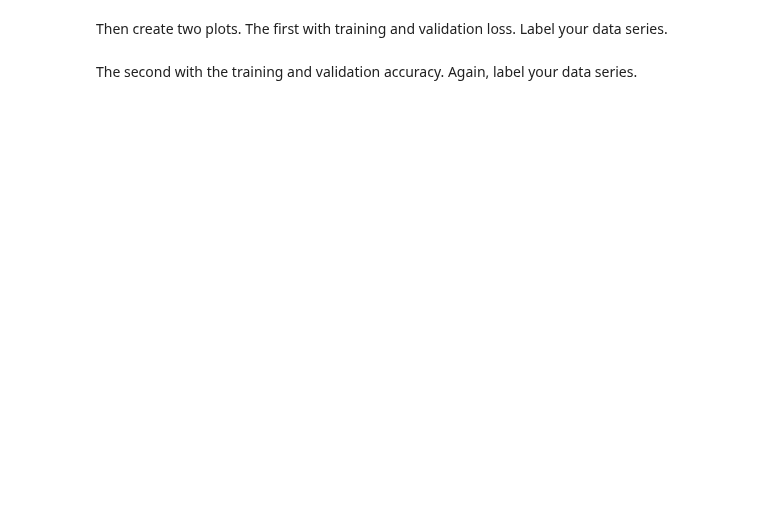
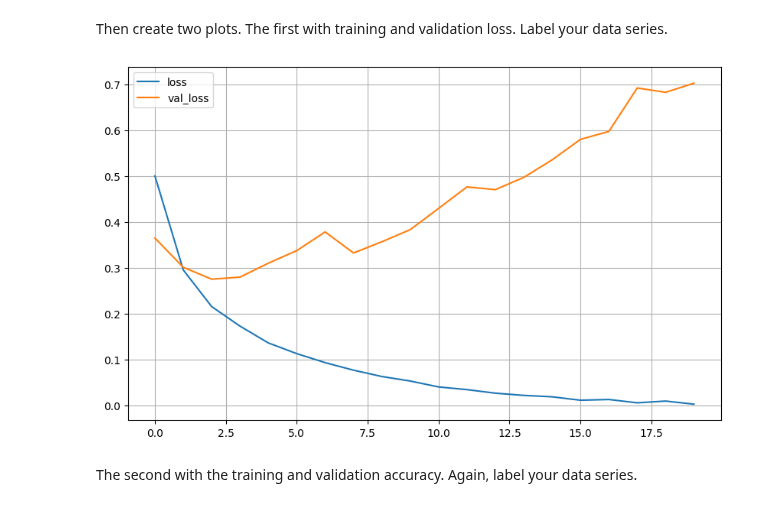
Before and after one commit to robchristiansen13/Learning, a Jupyter notebook: WeberState/CS 6570 (Data Science Algorithms I)/Assignments/CS-6570 Homework 6.ipynb, the cells around one changed output. Saved outputs shown, nothing was run; the diff lists cells and outputs as text; code cells hidden in the pictures; blank space fills up the shorter version.

```diff
--- a/WeberState/CS 6570 (Data Science Algorithms I)/Assignments/CS-6570 Homework 6.ipynb
+++ b/WeberState/CS 6570 (Data Science Algorithms I)/Assignments/CS-6570 Homework 6.ipynb
@@ -181,20 +175,28 @@ Now, it's your turn! First, construct a model with three layers (after the input
 # %%
 #YOUR CODE HERE
 model = keras.models.Sequential([
-    keras.layers.Flatten(input_shape=[28,28]),
+    keras.layers.Flatten(input_shape=[10000]),
     keras.layers.Dense(16, activation="relu"),
     keras.layers.Dense(16, activation="relu"),
-    keras.layers.Dense(10, activation="sigmoid")
+    keras.layers.Dense(1, activation="sigmoid") # This tricked me up. The last layer of a binary classification should be 1, not 2
+                                                # Credit to: https://stackoverflow.com/questions/48851558/tensorflow-estimator-valueerror-logits-and-labels-must-have-the-same-shape
     ])
 # %% [markdown]
 Next, compile your model using the *rmsprop* optimizer and the *binary_crossentropy* loss function. Also, track the accuracy.
 # %%
 #YOUR CODE HERE
+model.compile(optimizer="rmsprop", loss="binary_crossentropy", metrics=["accuracy"], )
 # %% [markdown]
 Set aside the first 10,000 observations in the training data as the validation data.
 # %%
 #YOUR CODE HERE
+X_valid = X_train[:10000]
+y_valid = y_train[:10000]
+
+X_train_remaining = X_train[10000:]
+y_train_remaining = y_train[10000:]
 # %% [markdown]
 Finally, fit your model to the remaining training data. Train for 20 epochs and provide the validation data. Also, as we're using *rmsprop* and not *sgd* as our optimizer, we'll want to specify a *batch_size*. Go with a *batch_size* of $512$.
 # %%
 #YOUR CODE HERE
+history = model.fit(X_train_remaining, y_train_remaining, epochs = 20, batch_size = 512, validation_data=(X_valid,y_valid))
@@ -202,6 +222,11 @@ Finally, fit your model to the remaining training data. Train for 20 epochs and
 Then create two plots. The first with training and validation loss. Label your data series.
 # %%
 #YOUR CODE HERE
+pd.DataFrame(history.history, columns=['loss', 'val_loss']).plot(figsize=(10,6))
+plt.grid(True)
+plt.show()
+# %% [output]
+[figure, added]
 # %% [markdown]
 The second with the training and validation accuracy. Again, label your data series.
 # %%
```
Also changed, not shown: parts of 11 cells of this notebook.
